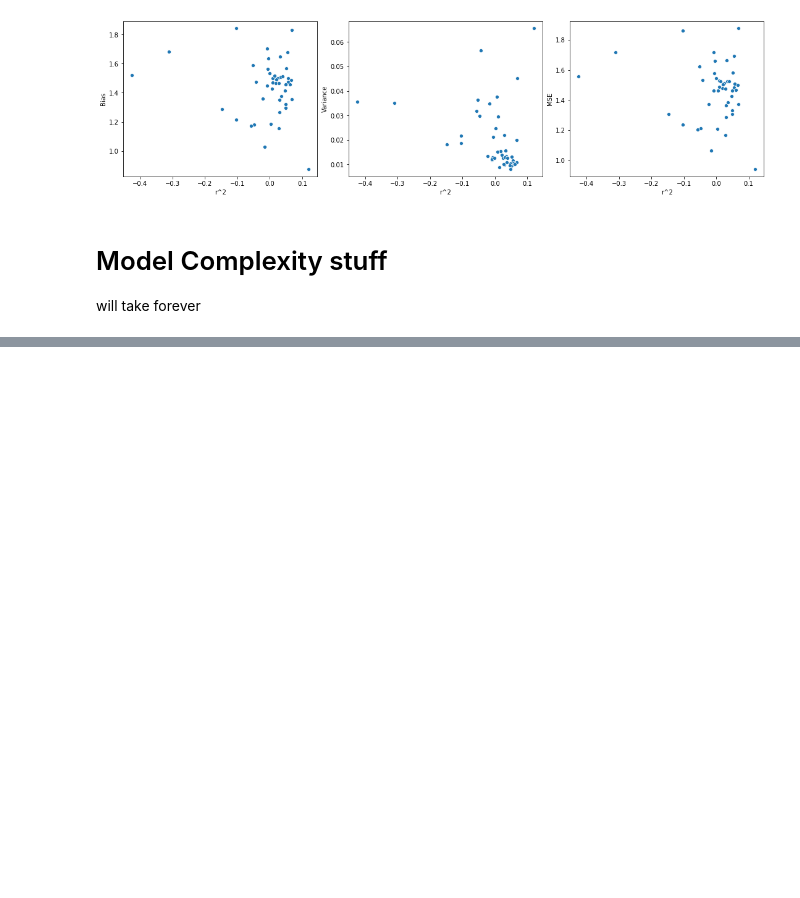
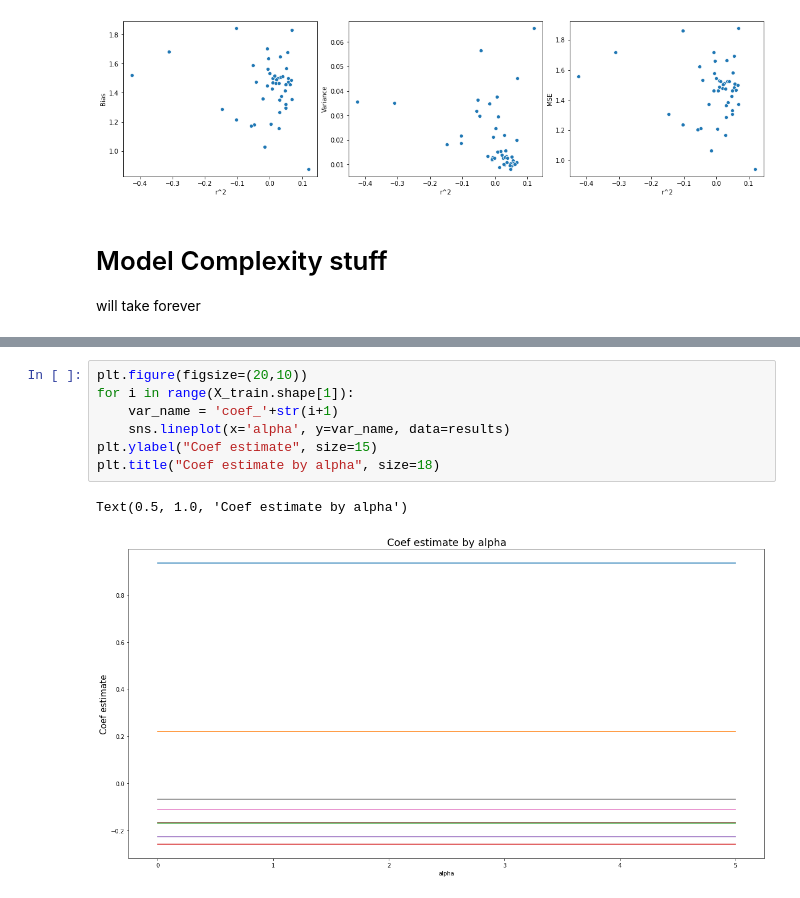
Before and after one commit to christiejibaraki/bias_variance_explo, a Jupyter notebook: bias-variance-tradeoff.ipynb, the cells around one changed output, grey strips where cells are left out. Cells and saved outputs as stored; diff of their text form; blank space fills up the shorter version.

```diff
--- a/bias-variance-tradeoff.ipynb
+++ b/bias-variance-tradeoff.ipynb
@@ -224 +264,11 @@ results['alpha'][results['MSE']==results['MSE'].min()]
 Name: alpha, dtype: float64
+# %%
+plt.figure(figsize=(20,10))
+for i in range(X_train.shape[1]):
+    var_name = 'coef_'+str(i+1)
+    sns.lineplot(x='alpha', y=var_name, data=results)
+plt.ylabel("Coef estimate", size=15)
+plt.title("Coef estimate by alpha", size=18)
+# %% [output]
+Text(0.5, 1.0, 'Coef estimate by alpha')
+[figure, added]
```
Also changed, not shown: parts of 10 cells of this notebook.
